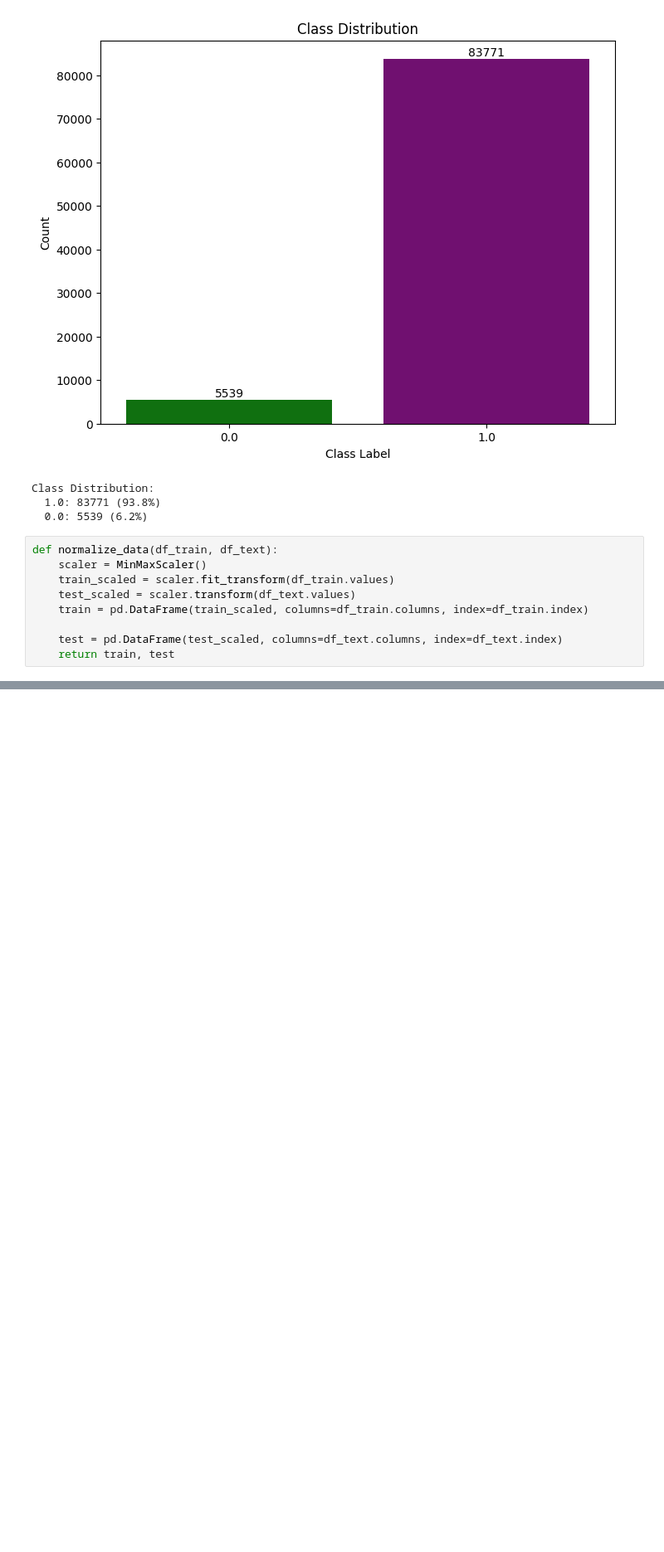
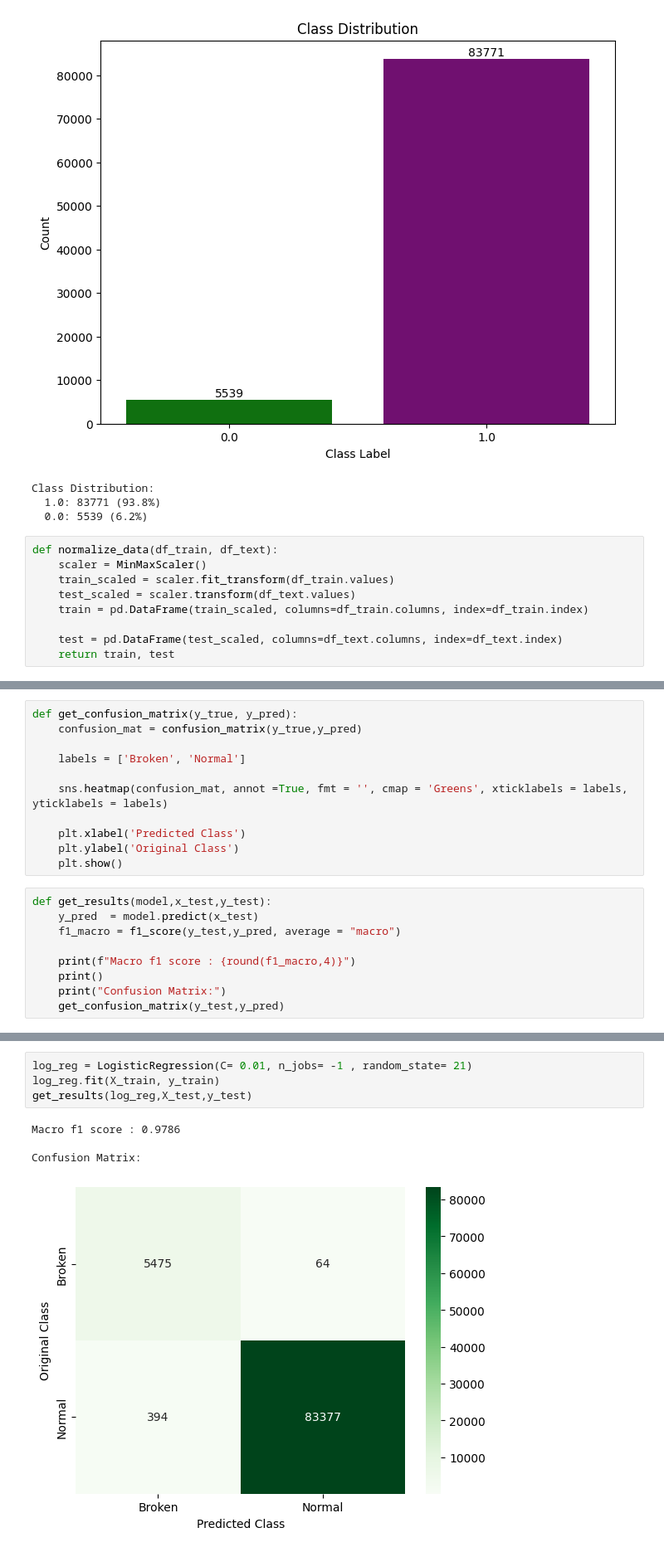
Before and after one commit to Mo7ammedAOS/Predictive-Maintenance-for-Water-Pump-Units, a Jupyter notebook: notebooks/Water_pump_pdm.ipynb, the cells around one changed output, grey strips where cells are left out. Shown at 83% size. Drawn from its saved outputs; the diff is of its cells as text; blank space fills up the shorter version.

```diff
--- a/notebooks/Water_pump_pdm.ipynb
+++ b/notebooks/Water_pump_pdm.ipynb
@@ -683,0 +708,20 @@ array([[0.97643798, 0.8470994 , 0.95053407, ..., 0.21192803, 0.50371955,
+# %%
+def get_confusion_matrix(y_true, y_pred):
+    confusion_mat = confusion_matrix(y_true,y_pred)
+
+    labels = ['Broken', 'Normal']
+
+    sns.heatmap(confusion_mat, annot =True, fmt = '', cmap = 'Greens', xticklabels = labels, yticklabels = labels)
+
+    plt.xlabel('Predicted Class')
+    plt.ylabel('Original Class')
+    plt.show()
+# %%
+def get_results(model,x_test,y_test):
+    y_pred  = model.predict(x_test)
+    f1_macro = f1_score(y_test,y_pred, average = "macro")
+
+    print(f"Macro f1 score : {round(f1_macro,4)}")
+    print()
+    print("Confusion Matrix:")
+    get_confusion_matrix(y_test,y_pred)
@@ -683,0 +770,9 @@ array([[0.97643798, 0.8470994 , 0.95053407, ..., 0.21192803, 0.50371955,
+# %%
+log_reg = LogisticRegression(C= 0.01, n_jobs= -1 , random_state= 21)
+log_reg.fit(X_train, y_train)
+get_results(log_reg,X_test,y_test)
+# %% [output]
+Macro f1 score : 0.9786
+
+Confusion Matrix:
+[figure, added]
```
Also changed, not shown: parts of 52 cells of this notebook, 7 other files.
